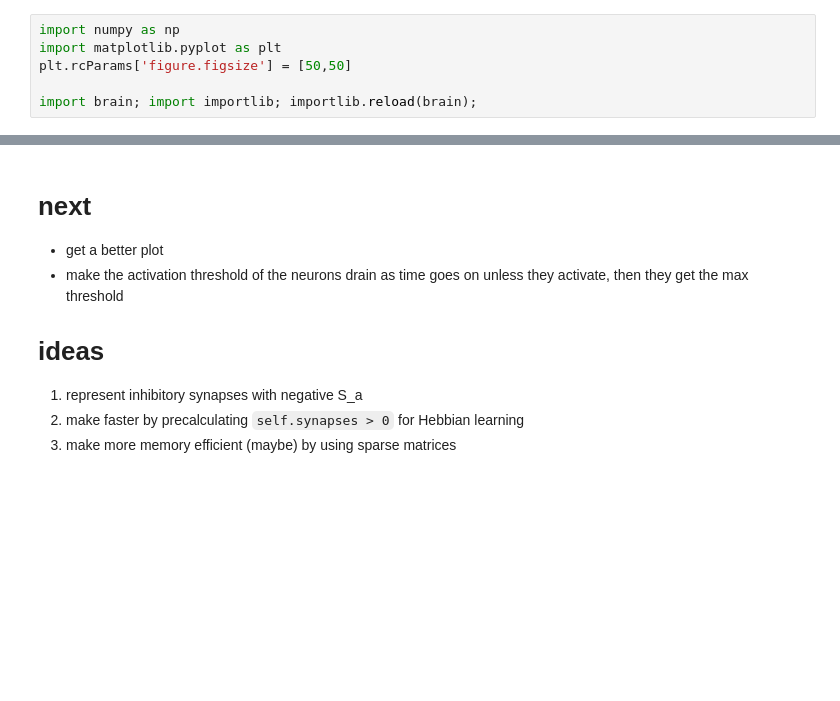
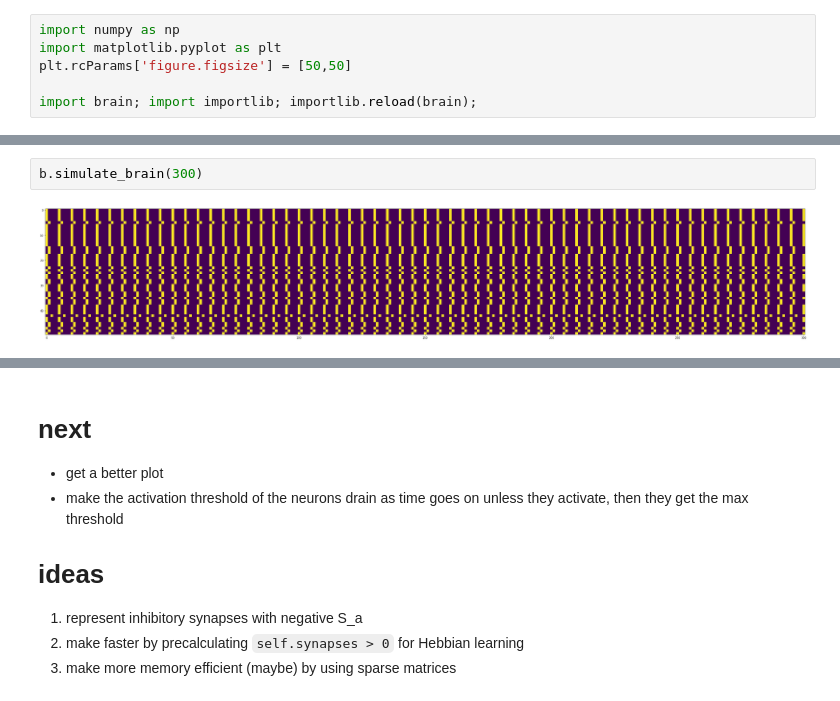
Before and after one commit to JnBrymn/build-a-brain, a Jupyter notebook: playground.ipynb, the cells around one changed output, grey strips where cells are left out. Saved outputs shown, nothing was run; the diff lists cells and outputs as text; blank space fills up the shorter version.

```diff
--- a/playground.ipynb
+++ b/playground.ipynb
@@ -20,0 +21,4 @@ b.simulate_brain(300)
+# %%
+b.simulate_brain(300)
+# %% [output]
+[figure, added]
```
Also changed, not shown: parts of 2 cells of this notebook, 2 other files.
